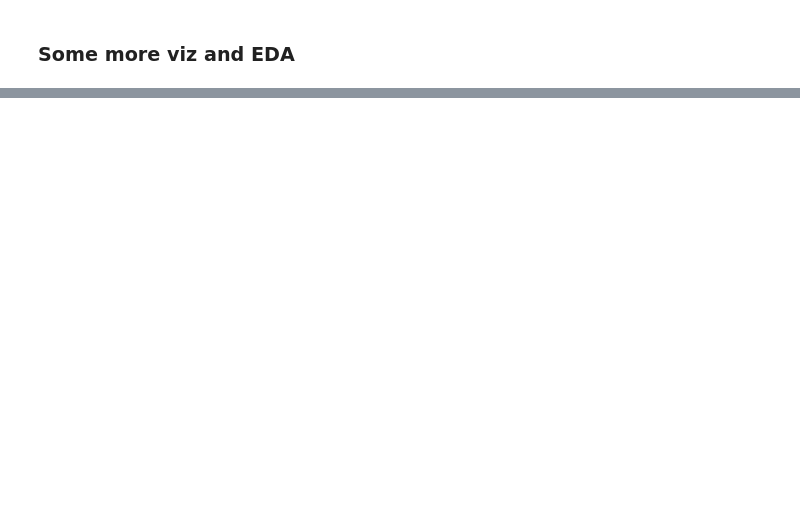
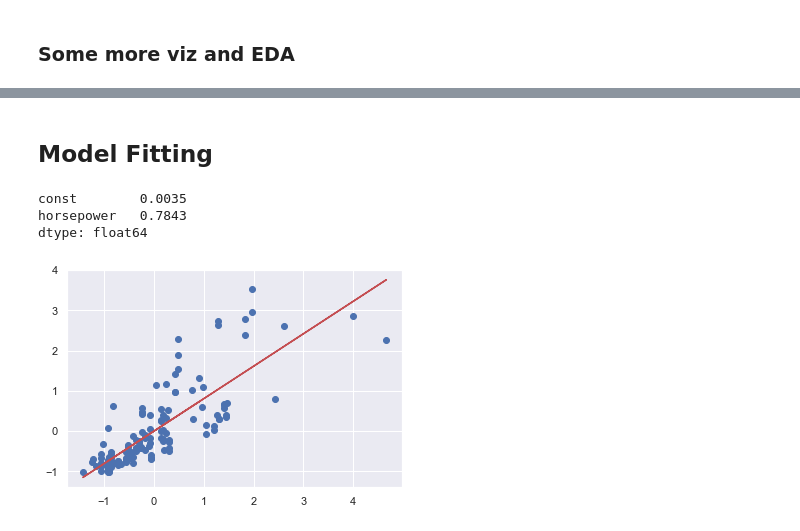
Before and after one commit to JeremyWeidner/402_group4, a Jupyter notebook: Project 1/python_ETL_EDA.ipynb, the cells around one changed output, grey strips where cells are left out. Saved outputs shown, nothing was run; the diff lists cells and outputs as text; code cells hidden in the pictures; blank space fills up the shorter version.

```diff
--- a/Project 1/python_ETL_EDA.ipynb
+++ b/Project 1/python_ETL_EDA.ipynb
@@ -179,0 +304,26 @@ plt.subplots_adjust(hspace=0.5)
+# %% [markdown]
+## Model Fitting
+# %%
+X_train_1 = X_train['horsepower']
+# %%
+# Add a constant
+X_train_1c = sm.add_constant(X_train_1)
+
+# Create a first fitted model
+lr_1 = sm.OLS(y_train, X_train_1c).fit()
+# %%
+# Check parameters created
+
+lr_1.params
+# %% [output]
+const        0.0035
+horsepower   0.7843
+dtype: float64
+# %%
+# Let's visualise the data with a scatter plot and the fitted regression line
+
+plt.scatter(X_train_1c.iloc[:, 1], y_train)
+plt.plot(X_train_1c.iloc[:, 1], 0.8062*X_train_1c.iloc[:, 1], 'r')
+plt.show()
+# %% [output]
+[figure, added]
```
Also changed, not shown: parts of 26 cells of this notebook.
